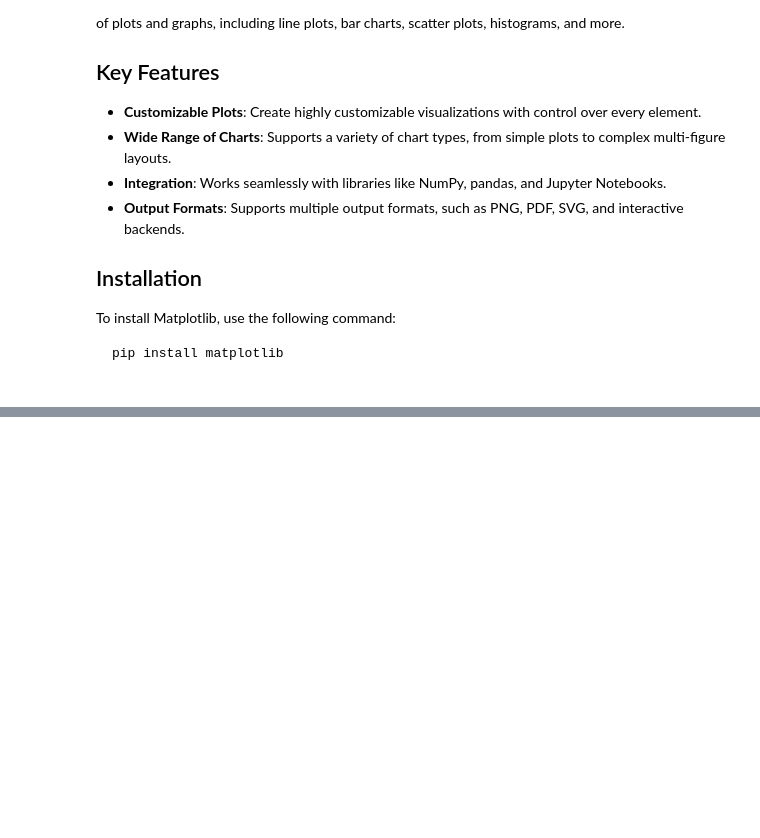
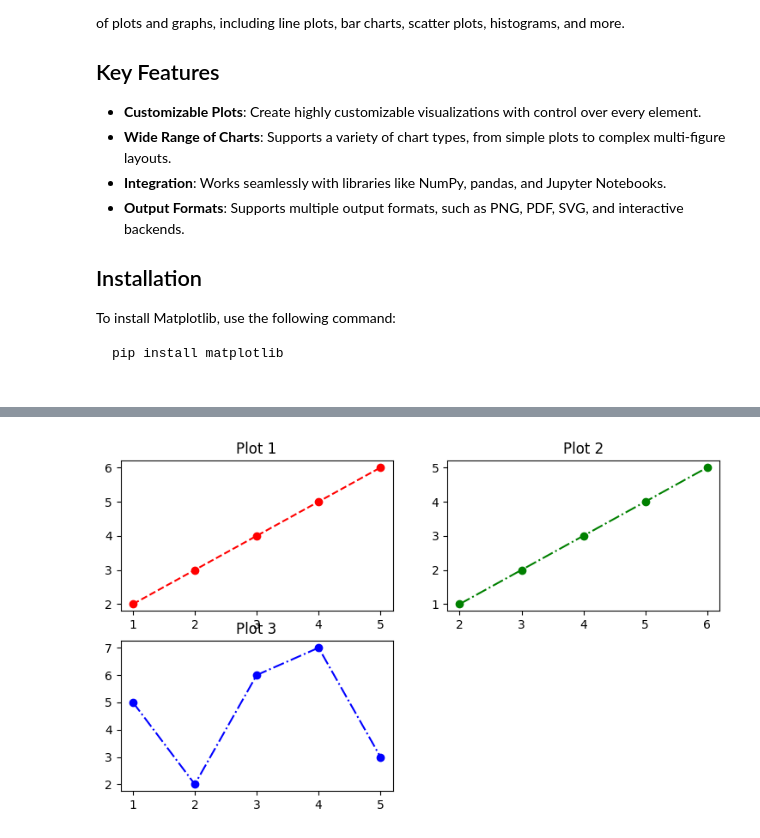
Before and after one commit to Ananddd06/Beginner_to_Advance_Machine_Learning_for_Freshers, a Jupyter notebook: Data Analysis/Matplotlib.ipynb, the cells around one changed output, grey strips where cells are left out. Saved outputs shown, nothing was run; the diff lists cells and outputs as text; code cells hidden in the pictures; blank space fills up the shorter version.

```diff
--- a/Data Analysis/Matplotlib.ipynb
+++ b/Data Analysis/Matplotlib.ipynb
@@ -24,0 +39,19 @@ plt.plot(x,y) # this is for the line plot
+# %%
+x = [1,2,3,4,5]
+y = [2,3,4,5,6]
+z = [5,2,6,7,3]
+plt.figure(figsize=(9,5))
+plt.subplot(2,2,1)
+plt.plot(x,y,color = 'red' , linestyle = '--' , marker = 'o')
+plt.title("Plot 1")
+
+plt.subplot(2,2,2)
+plt.plot(y,x, color = 'green' , linestyle='-.', marker = 'o')
+plt.title("Plot 2")
+
+plt.subplot(2,2,3)
+plt.plot(x,z ,color = 'blue' , linestyle='-.', marker = 'o')
+plt.title("Plot 3")
+plt.show()
+# %% [output]
+[figure, added]
```
Also changed, not shown: parts of 2 cells of this notebook.
